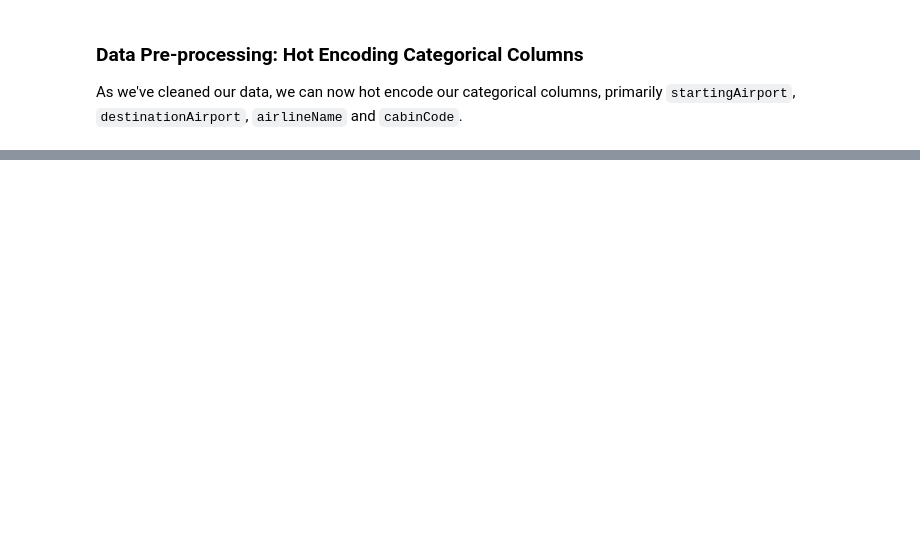
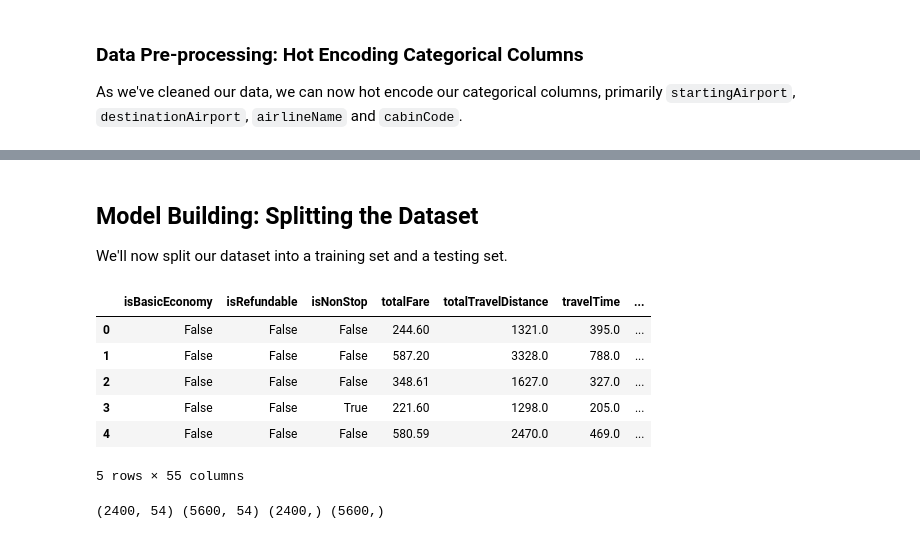
Before and after one commit to PuttTim/ticket-price-predictor, a Jupyter notebook: MLDP_Project.ipynb, the cells around one changed output, grey strips where cells are left out. Cells and saved outputs as stored; diff of their text form; code cells hidden in the pictures; blank space fills up the shorter version.

```diff
--- a/MLDP_Project.ipynb
+++ b/MLDP_Project.ipynb
@@ -243,0 +264,30 @@ df.head(6)
+# %% [markdown]
+## Model Building: Splitting the Dataset
+
+We'll now split our dataset into a training set and a testing set.
+# %%
+df.head()
+# %% [output]
+|  | isBasicEconomy | isRefundable | isNonStop | totalFare | totalTravelDistance | travelTime | ... |
+| 0 | False | False | False | 244.60 | 1321.0 | 395.0 | ... |
+| 1 | False | False | False | 587.20 | 3328.0 | 788.0 | ... |
+| 2 | False | False | False | 348.61 | 1627.0 | 327.0 | ... |
+| 3 | False | False | True | 221.60 | 1298.0 | 205.0 | ... |
+| 4 | False | False | False | 580.59 | 2470.0 | 469.0 | ... |
+5 rows × 55 columns
+# %%
+# Split the data into X and y
+
+from sklearn.model_selection import train_test_split
+
+y = df['totalFare'].to_numpy()
+del df['totalFare']
+X = df.to_numpy()
+
+# Split the data into training and testing sets
+X_train, X_test, y_train, y_test = train_test_split(X, y, test_size=0.7, random_state=7)
+
+# Check that the data has been split correctly
+print(X_train.shape, X_test.shape, y_train.shape, y_test.shape)
+# %% [output]
+(2400, 54) (5600, 54) (2400,) (5600,)
```
Also changed, not shown: parts of 16 cells of this notebook.
